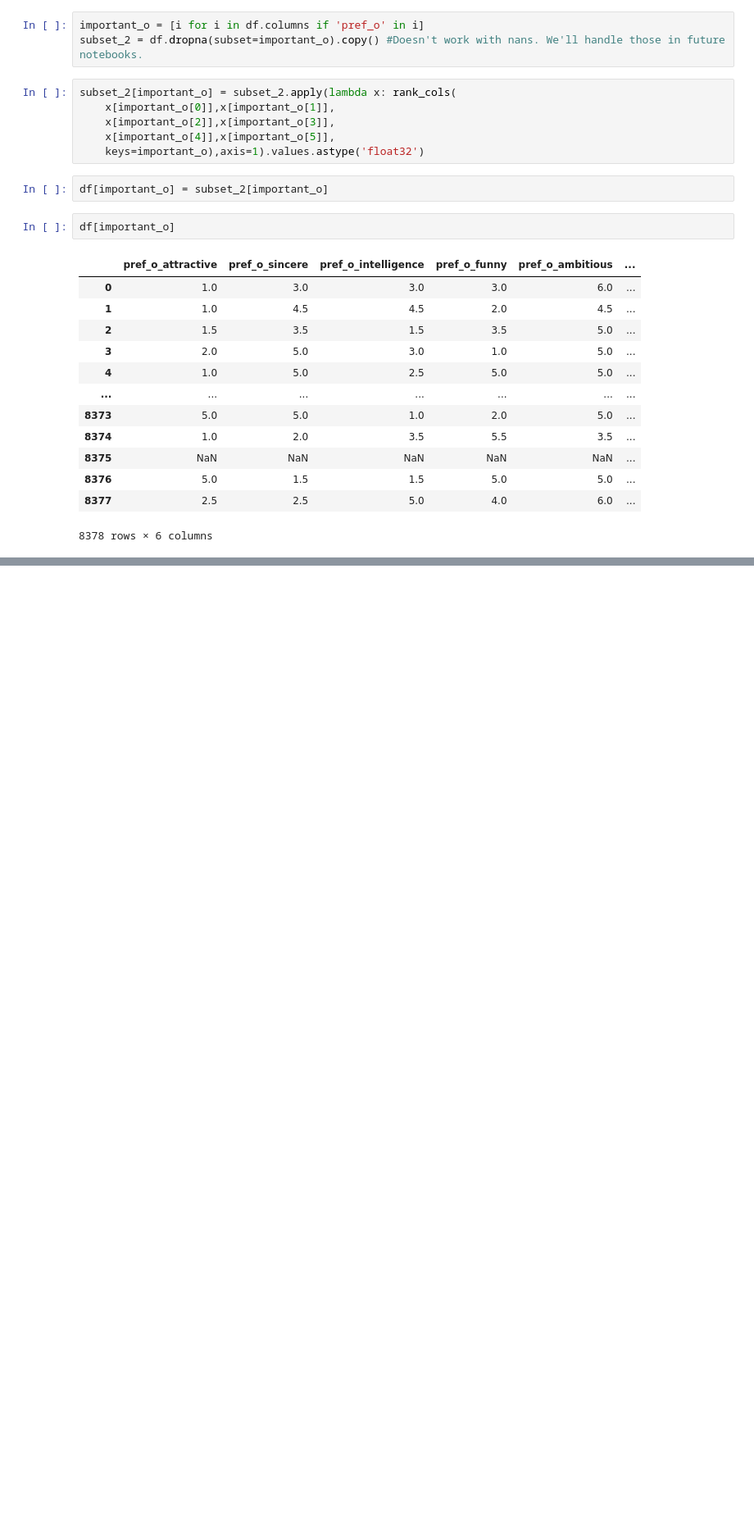
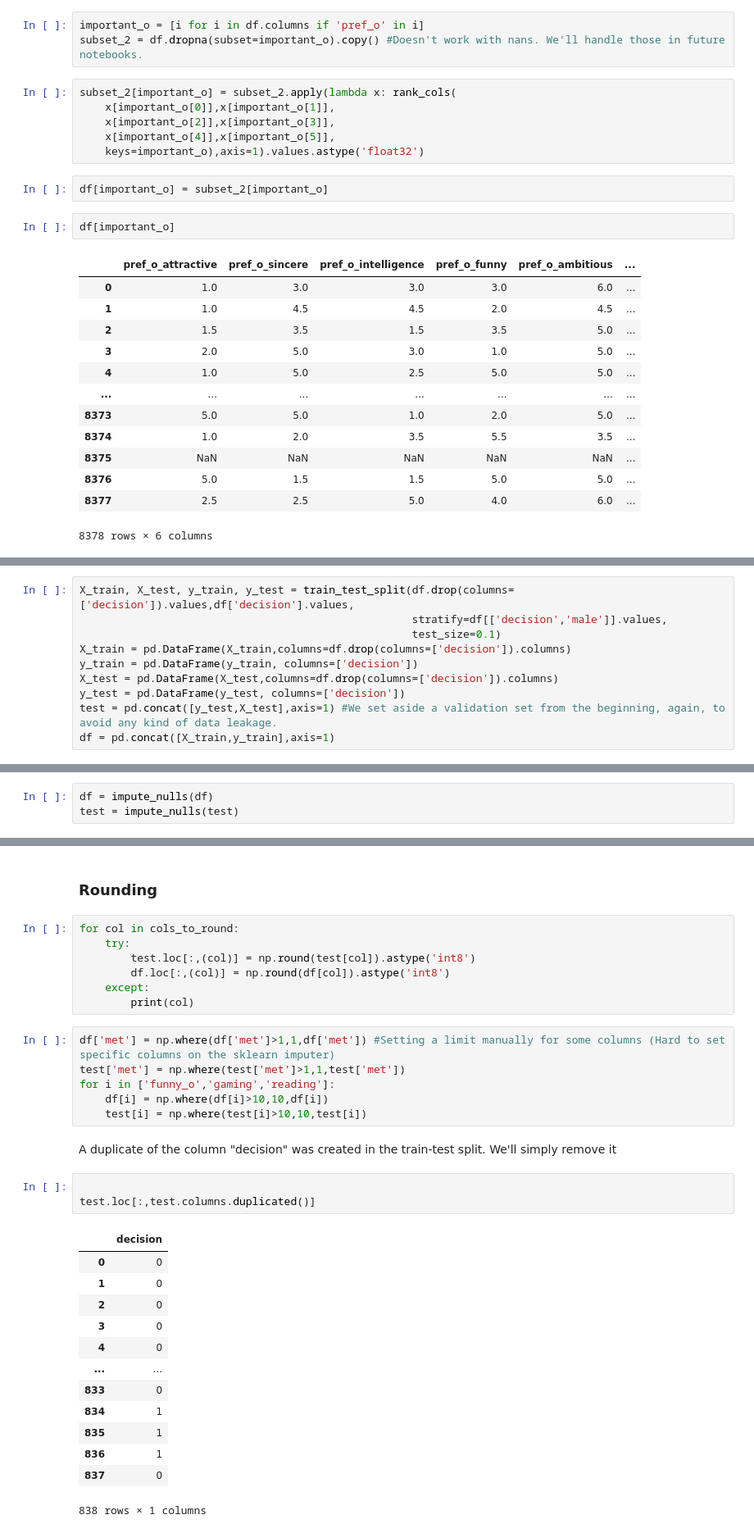
Before and after one commit to laureanolorenzo/speed-dating-experiment, a Jupyter notebook: Code/Preprocessing/preprocessing.ipynb, the cells around one changed output, grey strips where cells are left out. Shown: that part at 82% size. Drawn from its saved outputs; the diff is of its cells as text; blank space fills up the shorter version.

```diff
--- a/Code/Preprocessing/preprocessing.ipynb
+++ b/Code/Preprocessing/preprocessing.ipynb
@@ -280,0 +296,10 @@ df[important_o]
+# %%
+X_train, X_test, y_train, y_test = train_test_split(df.drop(columns=['decision']).values,df['decision'].values,
+                                                    stratify=df[['decision','male']].values,
+                                                    test_size=0.1)
+X_train = pd.DataFrame(X_train,columns=df.drop(columns=['decision']).columns)
+y_train = pd.DataFrame(y_train, columns=['decision'])
+X_test = pd.DataFrame(X_test,columns=df.drop(columns=['decision']).columns)
+y_test = pd.DataFrame(y_test, columns=['decision'])
+test = pd.concat([y_test,X_test],axis=1) #We set aside a validation set from the beginning, again, to avoid any kind of data leakage.
+df = pd.concat([X_train,y_train],axis=1)
@@ -280,0 +310,3 @@ df[important_o]
+# %%
+df = impute_nulls(df)
+test = impute_nulls(test)
@@ -280,0 +358,34 @@ df[important_o]
+# %% [markdown]
+### Rounding
+# %%
+for col in cols_to_round:
+    try:
+        test.loc[:,(col)] = np.round(test[col]).astype('int8')
+        df.loc[:,(col)] = np.round(df[col]).astype('int8')
+    except:
+        print(col)
+# %%
+df['met'] = np.where(df['met']>1,1,df['met']) #Setting a limit manually for some columns (Hard to set specific columns on the sklearn imputer)
+test['met'] = np.where(test['met']>1,1,test['met'])
+for i in ['funny_o','gaming','reading']:
+    df[i] = np.where(df[i]>10,10,df[i])
+    test[i] = np.where(test[i]>10,10,test[i])
+# %% [markdown]
+A duplicate of the column "decision" was created in the train-test split. We'll simply remove it
+# %%
+
+test.loc[:,test.columns.duplicated()]
+# %% [output]
+|  | decision |
+| 0 | 0 |
+| 1 | 0 |
+| 2 | 0 |
+| 3 | 0 |
+| 4 | 0 |
+| ... | ... |
+| 833 | 0 |
+| 834 | 1 |
+| 835 | 1 |
+| 836 | 1 |
+| 837 | 0 |
+838 rows × 1 columns
```
Also changed, not shown: parts of 15 cells of this notebook, 7 other files.
